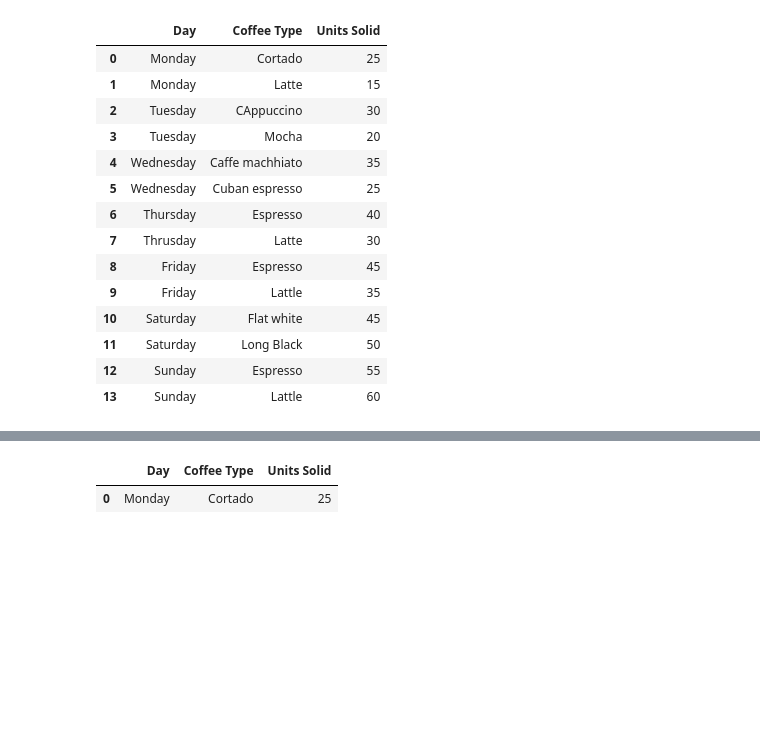
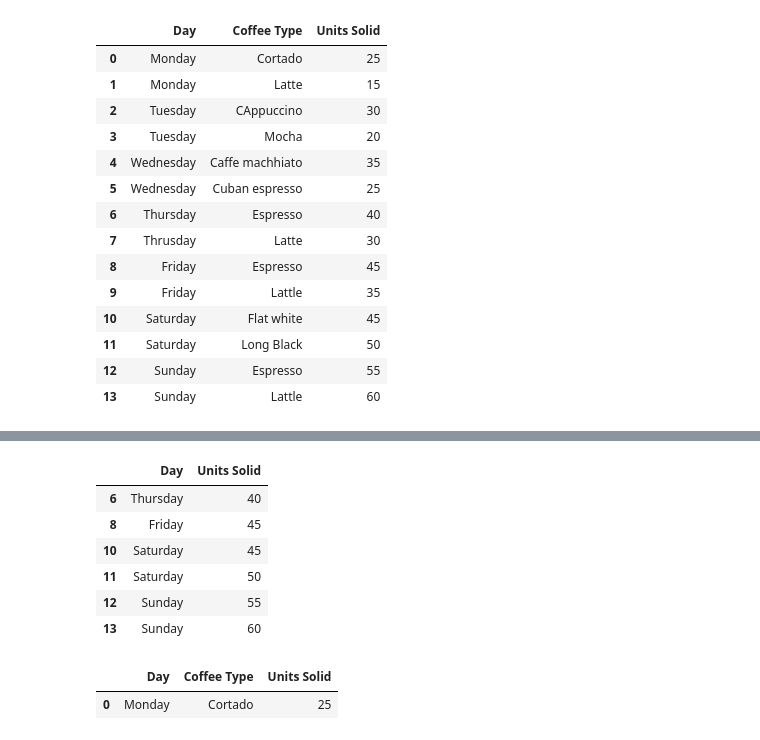
Before and after one commit to 960Subhamsingh/Data-Sciences, a Jupyter notebook: pandas/03-DataFrame/dataframe.ipynb, the cells around one changed output, grey strips where cells are left out. Saved outputs shown, nothing was run; the diff lists cells and outputs as text; code cells hidden in the pictures; blank space fills up the shorter version.

```diff
--- a/pandas/03-DataFrame/dataframe.ipynb
+++ b/pandas/03-DataFrame/dataframe.ipynb
@@ -120,3 +126,13 @@ coffees
+# %%
+coffees.iloc[(coffees['Units Solid']>35).values, [0,2]]
+# %% [output]
+|  | Day | Units Solid |
+| 6 | Thursday | 40 |
+| 8 | Friday | 45 |
+| 10 | Saturday | 45 |
+| 11 | Saturday | 50 |
+| 12 | Sunday | 55 |
+| 13 | Sunday | 60 |
 # %%
 coffees.iloc[0:4:5]
 # %% [output]
```
Also changed, not shown: parts of 7 cells of this notebook, 10 other files.
